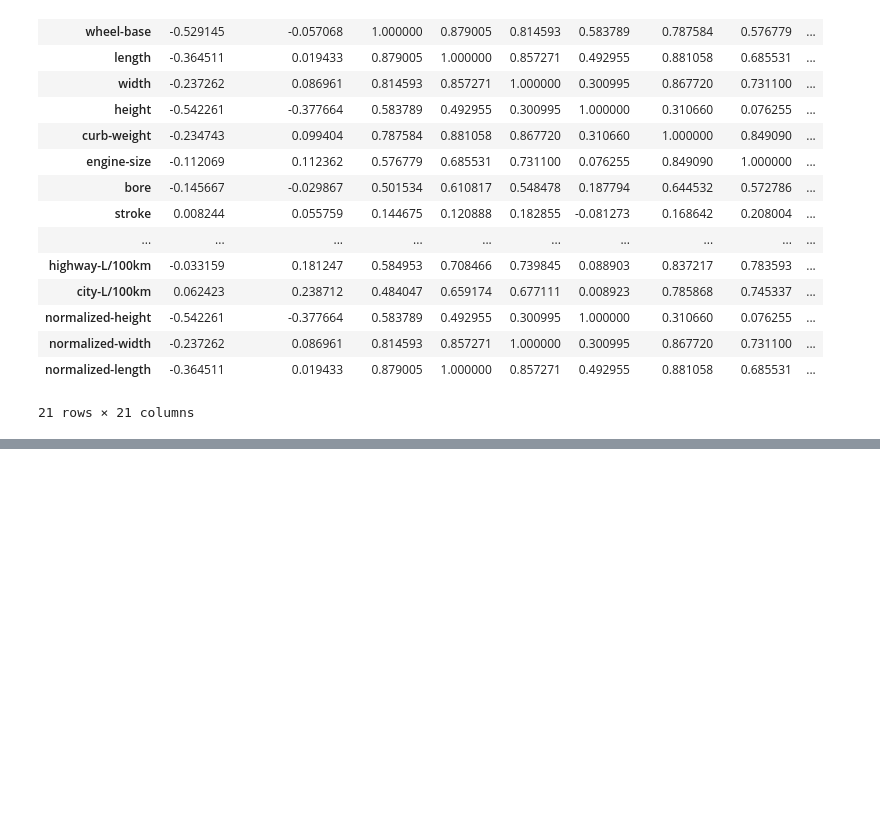
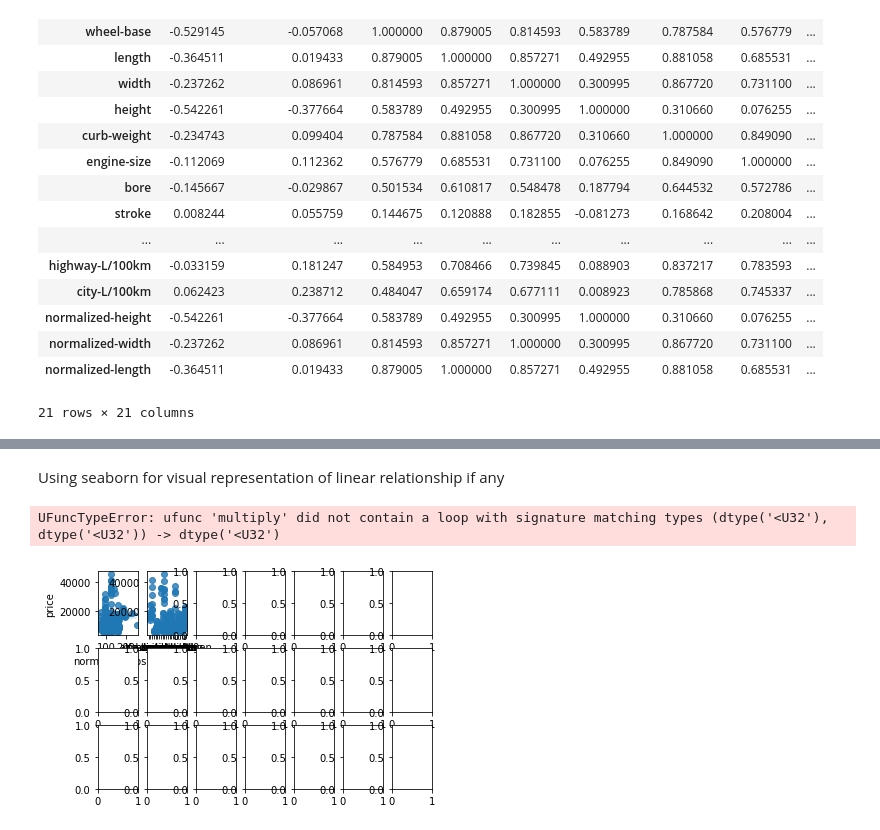
Before and after one commit to sushanth10/car-price-analysis, a Jupyter notebook: exploratory-analysis.ipynb, the cells around one changed output, grey strips where cells are left out. Drawn from its saved outputs; the diff is of its cells as text; code cells hidden in the pictures; blank space fills up the shorter version.

Commit message:
exploring data

```diff
--- a/exploratory-analysis.ipynb
+++ b/exploratory-analysis.ipynb
@@ -64,0 +73,13 @@ df.corr()
+# %% [markdown]
+Using seaborn for visual representation of linear relationship if any
+# %%
+
+fig, ax = plt.subplots(3,7)
+i=j=k=0
+for i in range(3):
+    for j in range(7):
+        k+=1
+        sns.regplot(x=df.columns[k], y='price', ax=ax[i][j], data=df)
+# %% [output]
+UFuncTypeError: ufunc 'multiply' did not contain a loop with signature matching types (dtype('<U32'), dtype('<U32')) -> dtype('<U32')
+[figure, added]
```
Also changed, not shown: parts of 2 cells of this notebook.
